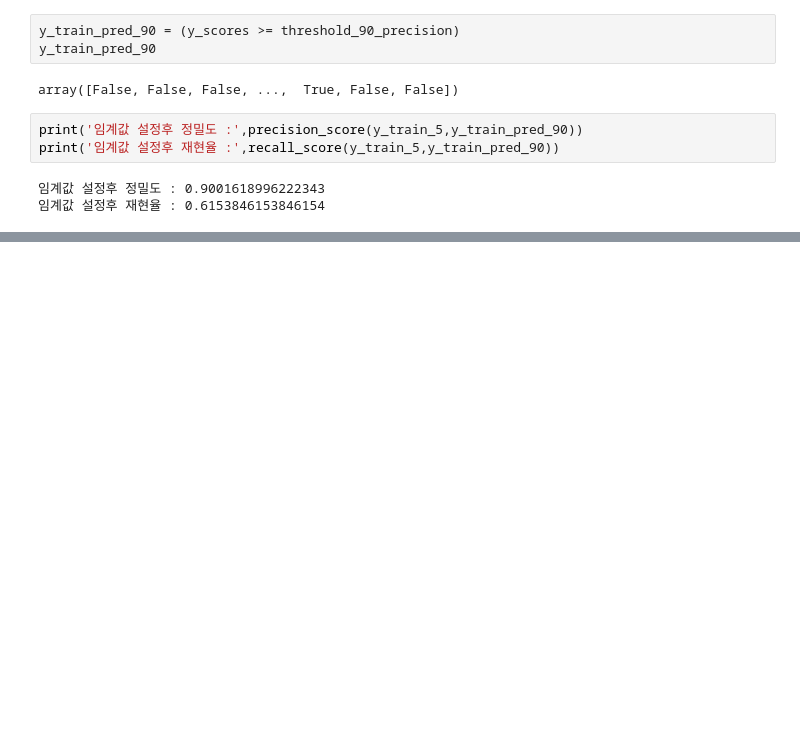
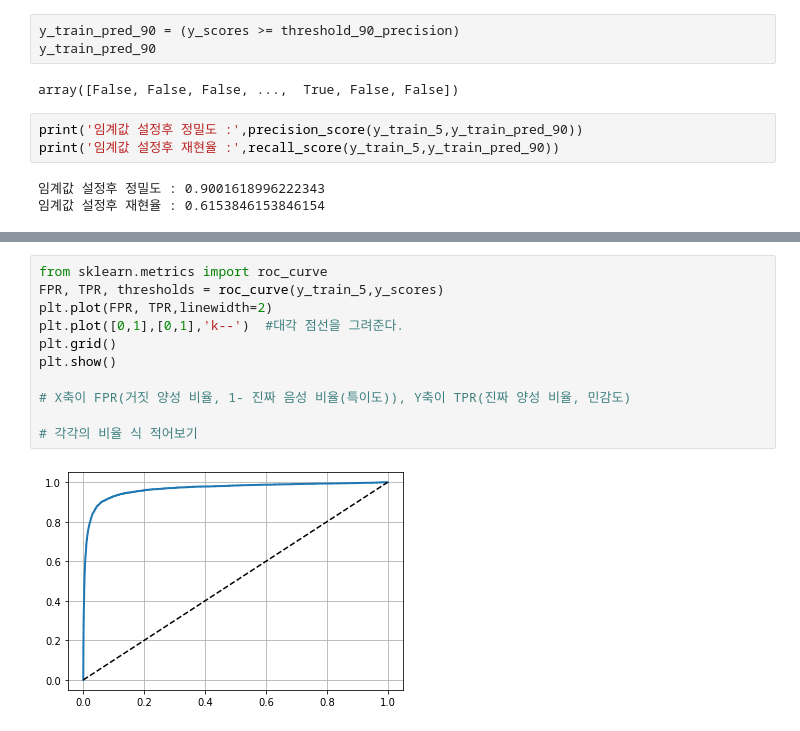
Before and after one commit to Ash-Stat/An-Si-Hyun, a Jupyter notebook: 분류알고리즘정리.ipynb, the cells around one changed output, grey strips where cells are left out. Saved outputs shown, nothing was run; the diff lists cells and outputs as text; blank space fills up the shorter version.

```diff
--- a/분류알고리즘정리.ipynb
+++ b/분류알고리즘정리.ipynb
@@ -561,0 +583,13 @@ print('임계값 설정후 재현율 :',recall_score(y_train_5,y_train_pred_90))
+# %%
+from sklearn.metrics import roc_curve
+FPR, TPR, thresholds = roc_curve(y_train_5,y_scores)
+plt.plot(FPR, TPR,linewidth=2)
+plt.plot([0,1],[0,1],'k--')  #대각 점선을 그려준다.
+plt.grid()
+plt.show()
+
+# X축이 FPR(거짓 양성 비율, 1- 진짜 음성 비율(특이도)), Y축이 TPR(진짜 양성 비율, 민감도)
+
+# 각각의 비율 식 적어보기
+# %% [output]
+[figure, added]
```
Also changed, not shown: parts of 19 cells of this notebook.
